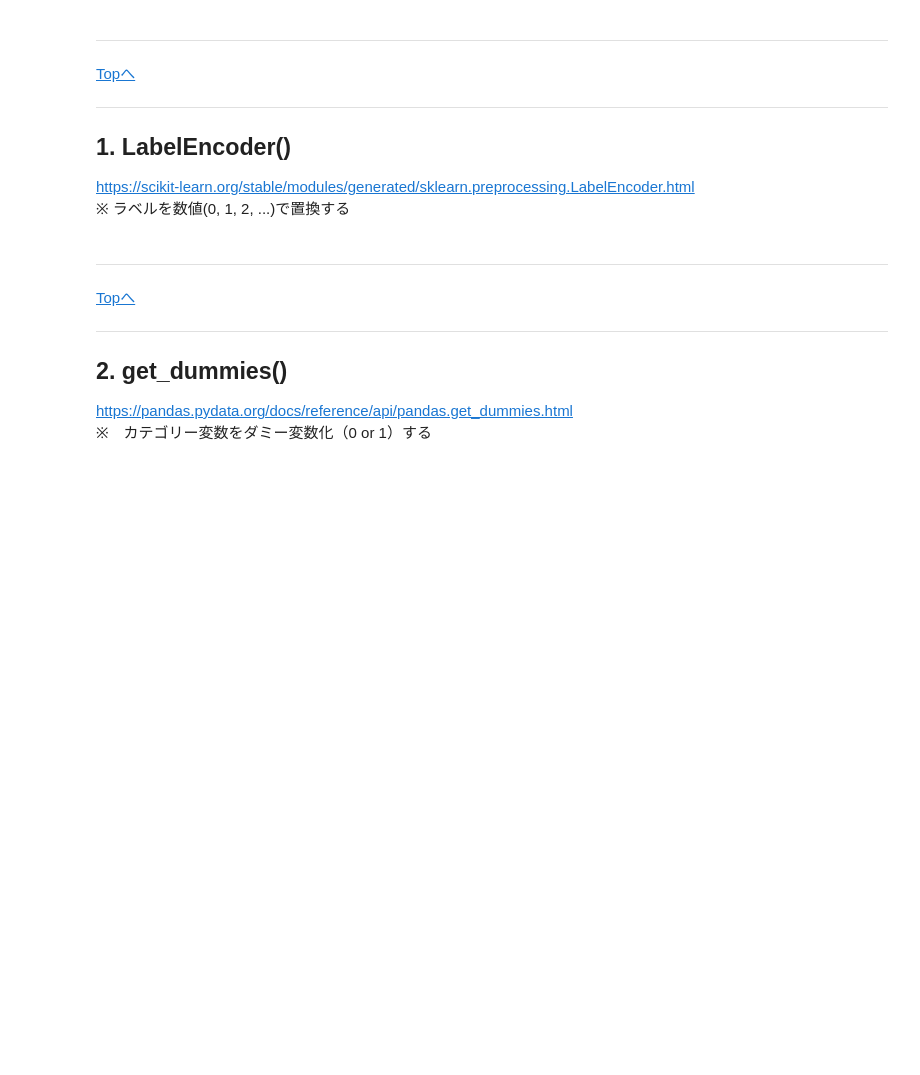
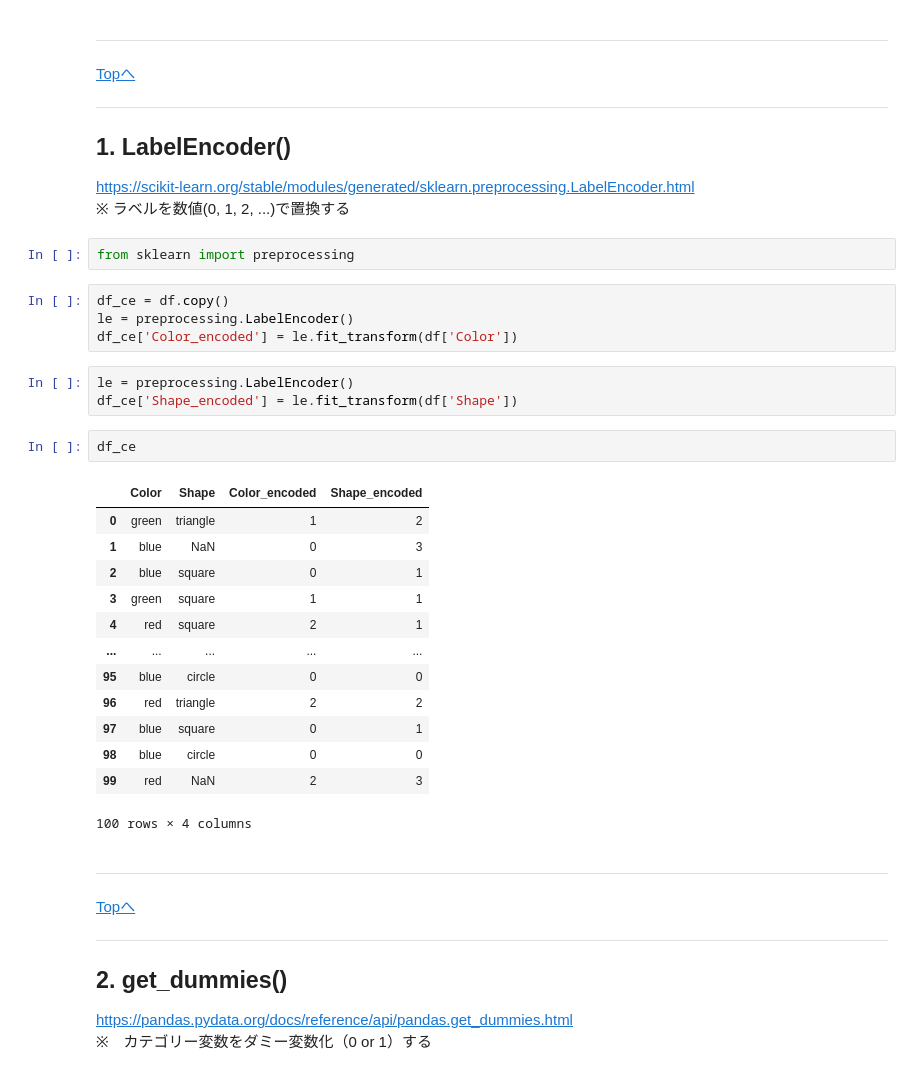
Before and after one commit to arata234/DataScience, a Jupyter notebook: feature/7_Categorical_features.ipynb, the cells around one changed output. Drawn from its saved outputs; the diff is of its cells as text; blank space fills up the shorter version.

```diff
--- a/feature/7_Categorical_features.ipynb
+++ b/feature/7_Categorical_features.ipynb
@@ -58,6 +58,31 @@ Index([19, 37, 40, 73], dtype='int64')
 ## 1. LabelEncoder()
 https://scikit-learn.org/stable/modules/generated/sklearn.preprocessing.LabelEncoder.html
 ※ ラベルを数値(0, 1, 2, ...)で置換する
+# %%
+from sklearn import preprocessing
+# %%
+df_ce = df.copy()
+le = preprocessing.LabelEncoder()
+df_ce['Color_encoded'] = le.fit_transform(df['Color'])
+# %%
+le = preprocessing.LabelEncoder()
+df_ce['Shape_encoded'] = le.fit_transform(df['Shape'])
+# %%
+df_ce
+# %% [output]
+|  | Color | Shape | Color_encoded | Shape_encoded |
+| 0 | green | triangle | 1 | 2 |
+| 1 | blue | NaN | 0 | 3 |
+| 2 | blue | square | 0 | 1 |
+| 3 | green | square | 1 | 1 |
+| 4 | red | square | 2 | 1 |
+| ... | ... | ... | ... | ... |
+| 95 | blue | circle | 0 | 0 |
+| 96 | red | triangle | 2 | 2 |
+| 97 | blue | square | 0 | 1 |
+| 98 | blue | circle | 0 | 0 |
+| 99 | red | NaN | 2 | 3 |
+100 rows × 4 columns
 # %% [markdown]
 ---
 <a id=2></a>
```
Also changed, not shown: parts of 47 cells of this notebook.
